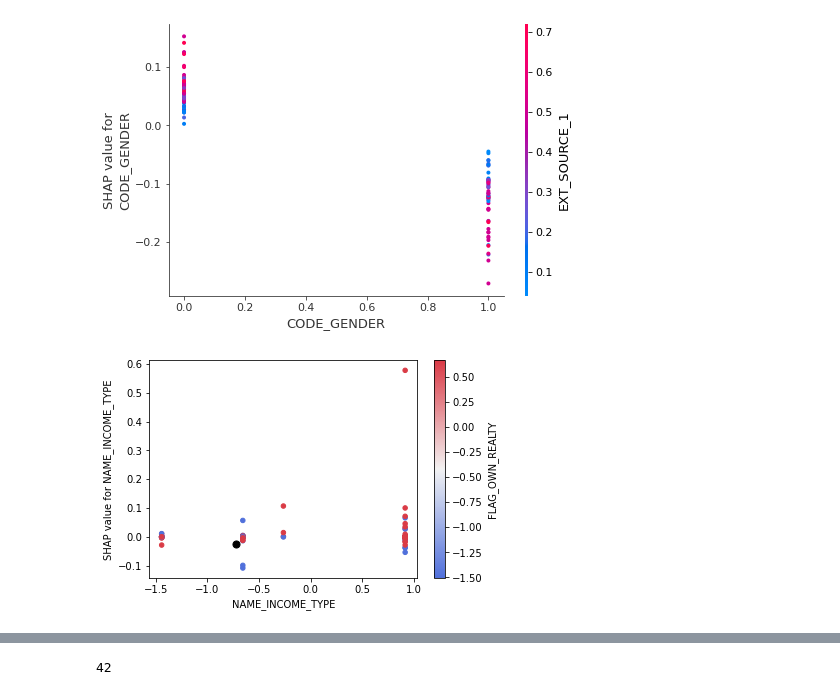
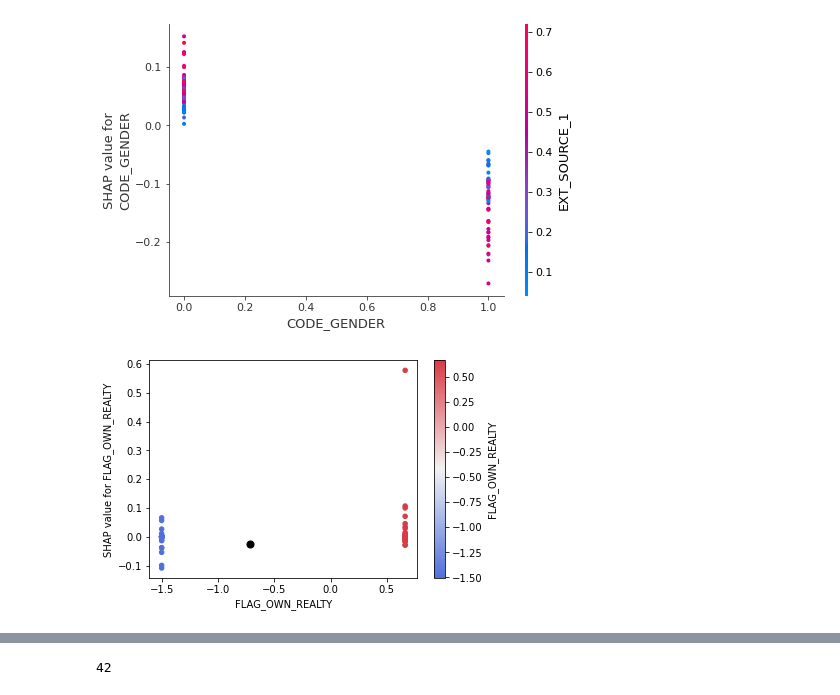
Before and after one commit to CecileLecoublet/Projet_credit, a Jupyter notebook: Dashboard/test.ipynb, the cells around one changed output, grey strips where cells are left out. Cells and saved outputs as stored; diff of their text form; code cells hidden in the pictures.

```diff
--- a/Dashboard/test.ipynb
+++ b/Dashboard/test.ipynb
@@ -54,17 +54,17 @@ def dep_plt(col, color_by, base_actual_df, base_shap_df, overlay_x, overlay_y):
 # %%
 X_train = X_train_scaled[0:122]
 shap_values_train = explainer.shap_values(X_train)
 j = 0
 for i in range(0, len(imp_cols)):
     #plot the top var and color by the 2nd var
     if i == 0 :
-        dep_plt(imp_cols[2], imp_cols[3],
+        dep_plt(imp_cols[3], imp_cols[3],
         X_train,
         shap_values_train[0][i],
         X_test_scaled.iloc[j,:][imp_cols[i]],
         shap_values[0][i][3])
 # %% [output]
-[figure, old version]
+[figure, new version]
 # %%
 X_test
 # %% [output]
```
Also changed, not shown: 1 other file.
